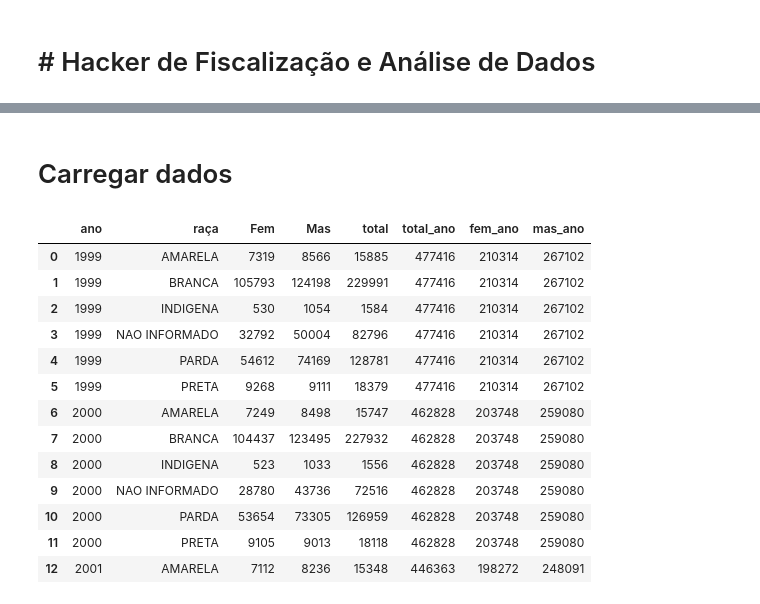
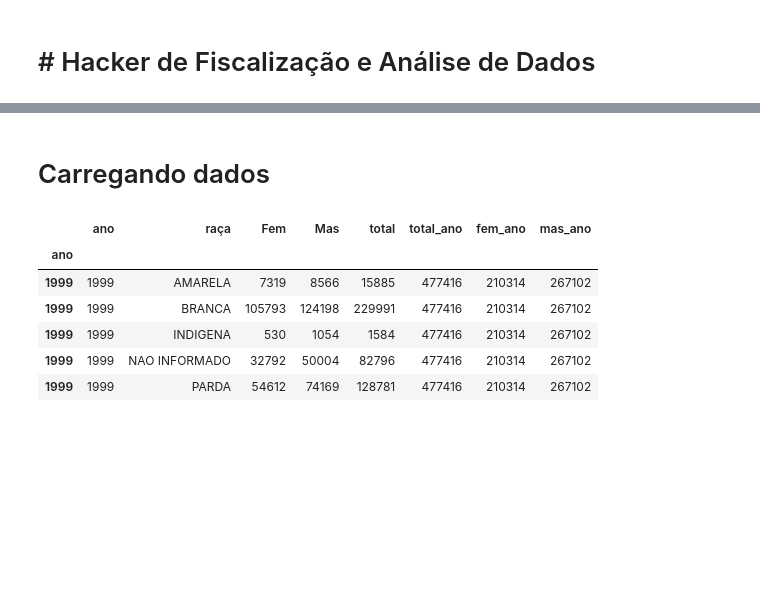
Before and after one commit to Italoalberto/Hacker-de-Fiscalizacao-e-Analise-de-Dados, a Jupyter notebook: Remuneração_Executivo.ipynb, the cells around one changed output, grey strips where cells are left out. Saved outputs shown, nothing was run; the diff lists cells and outputs as text; code cells hidden in the pictures; blank space fills up the shorter version.

```diff
--- a/Remuneração_Executivo.ipynb
+++ b/Remuneração_Executivo.ipynb
@@ -29,22 +26,15 @@ Mounted at /content/gdrive
 # %% [markdown]
-# Carregar dados
+# Carregando dados
 # %%
 #lendo o csv que contem as base de dados em dfs
 df = pd.read_csv('/content/gdrive/MyDrive/Colab Notebooks/6957-racasexo.csv', sep=';')
 # %%
-df.head(13)
+df.head()
 # %% [output]
 |  | ano | raça | Fem | Mas | total | total_ano | fem_ano | mas_ano |
-| 0 | 1999 | AMARELA | 7319 | 8566 | 15885 | 477416 | 210314 | 267102 |
-| 1 | 1999 | BRANCA | 105793 | 124198 | 229991 | 477416 | 210314 | 267102 |
-| 2 | 1999 | INDIGENA | 530 | 1054 | 1584 | 477416 | 210314 | 267102 |
-| 3 | 1999 | NAO INFORMADO | 32792 | 50004 | 82796 | 477416 | 210314 | 267102 |
-| 4 | 1999 | PARDA | 54612 | 74169 | 128781 | 477416 | 210314 | 267102 |
-| 5 | 1999 | PRETA | 9268 | 9111 | 18379 | 477416 | 210314 | 267102 |
-| 6 | 2000 | AMARELA | 7249 | 8498 | 15747 | 462828 | 203748 | 259080 |
-| 7 | 2000 | BRANCA | 104437 | 123495 | 227932 | 462828 | 203748 | 259080 |
-| 8 | 2000 | INDIGENA | 523 | 1033 | 1556 | 462828 | 203748 | 259080 |
-| 9 | 2000 | NAO INFORMADO | 28780 | 43736 | 72516 | 462828 | 203748 | 259080 |
-| 10 | 2000 | PARDA | 53654 | 73305 | 126959 | 462828 | 203748 | 259080 |
-| 11 | 2000 | PRETA | 9105 | 9013 | 18118 | 462828 | 203748 | 259080 |
-| 12 | 2001 | AMARELA | 7112 | 8236 | 15348 | 446363 | 198272 | 248091 |
+| ano |  |  |  |  |  |  |  |  |
+| 1999 | 1999 | AMARELA | 7319 | 8566 | 15885 | 477416 | 210314 | 267102 |
+| 1999 | 1999 | BRANCA | 105793 | 124198 | 229991 | 477416 | 210314 | 267102 |
+| 1999 | 1999 | INDIGENA | 530 | 1054 | 1584 | 477416 | 210314 | 267102 |
+| 1999 | 1999 | NAO INFORMADO | 32792 | 50004 | 82796 | 477416 | 210314 | 267102 |
+| 1999 | 1999 | PARDA | 54612 | 74169 | 128781 | 477416 | 210314 | 267102 |
```
Also changed, not shown: parts of 22 cells of this notebook.
